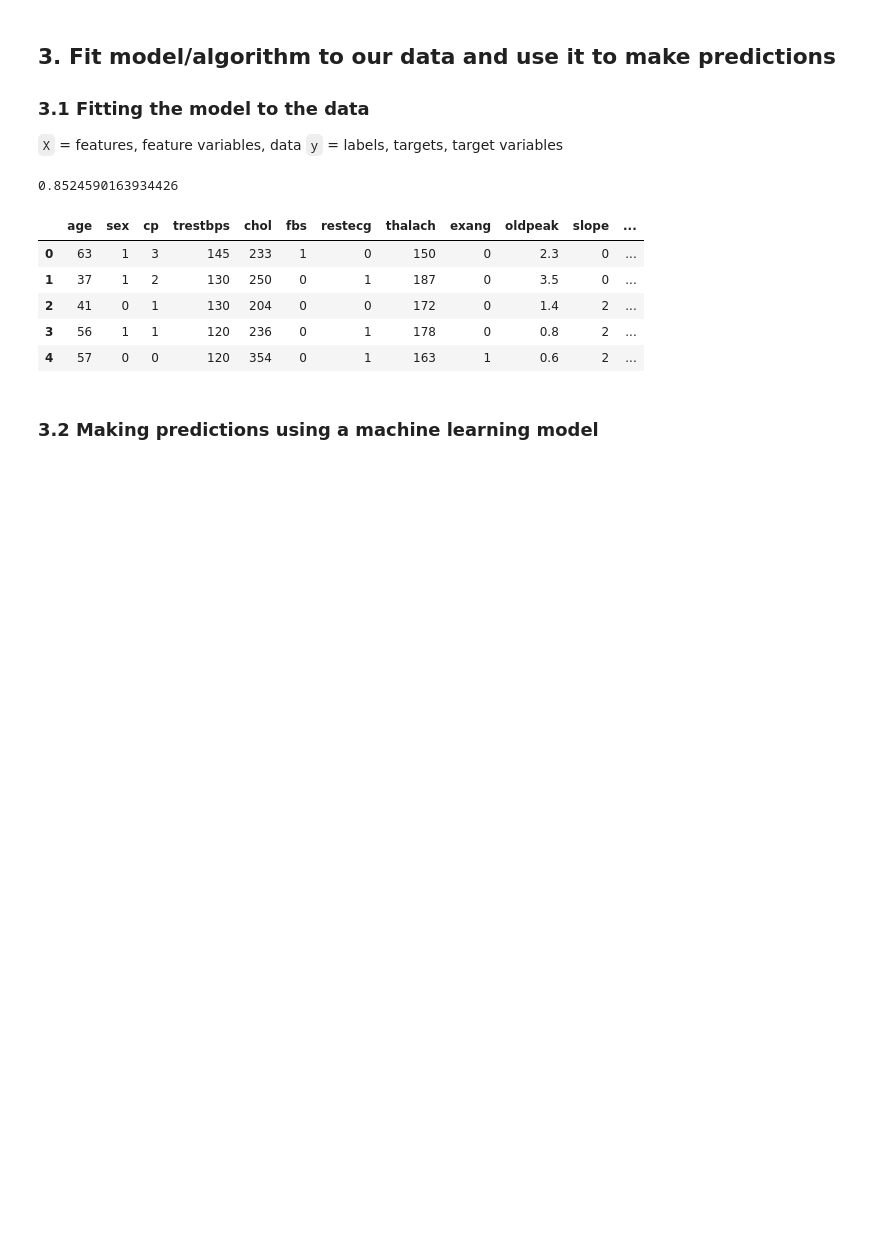
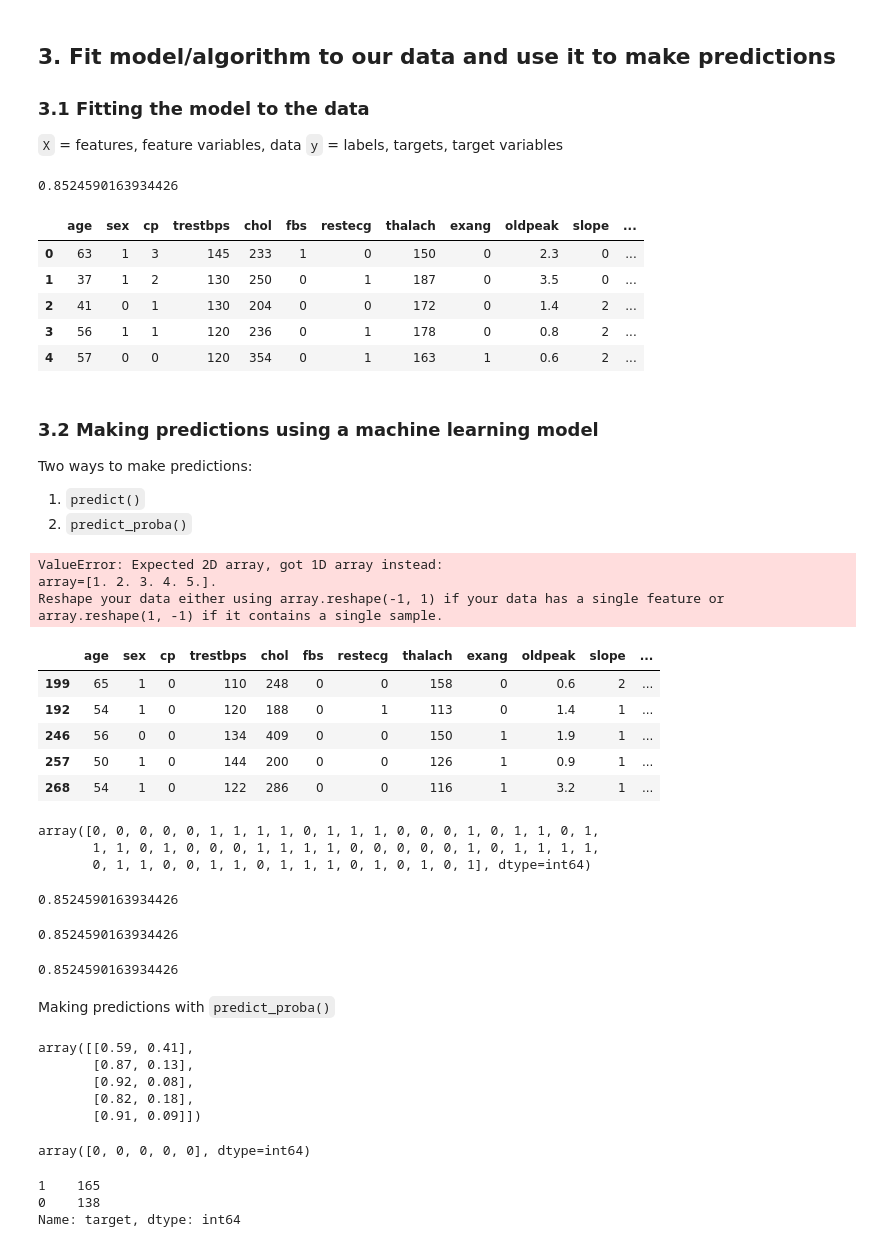
Before and after one commit to koulkoudakis/sklearn-practice, a Jupyter notebook: sklearn-practice.ipynb, the cells around one changed output. Cells and saved outputs as stored; diff of their text form; code cells hidden in the pictures; blank space fills up the shorter version.

Commit message:
Making predictions using a machine learning model

```diff
--- a/sklearn-practice.ipynb
+++ b/sklearn-practice.ipynb
@@ -878,3 +878,68 @@ X.head()
 | 4 | 57 | 0 | 0 | 120 | 354 | 0 | 1 | 163 | 1 | 0.6 | 2 | ... |
 # %% [markdown]
 ### 3.2 Making predictions using a machine learning model
+
+Two ways to make predictions:
+
+1. `predict()`
+2. `predict_proba()`
+# %%
+# Using a trained model to make predictions
+
+clf.predict(np.array([1,2,3,4,5])) # Does not work
+# %% [output]
+ValueError: Expected 2D array, got 1D array instead:
+array=[1. 2. 3. 4. 5.].
+Reshape your data either using array.reshape(-1, 1) if your data has a single feature or array.reshape(1, -1) if it contains a single sample.
+# %%
+X_test.head()
+# %% [output]
+|  | age | sex | cp | trestbps | chol | fbs | restecg | thalach | exang | oldpeak | slope | ... |
+| 199 | 65 | 1 | 0 | 110 | 248 | 0 | 0 | 158 | 0 | 0.6 | 2 | ... |
+| 192 | 54 | 1 | 0 | 120 | 188 | 0 | 1 | 113 | 0 | 1.4 | 1 | ... |
+| 246 | 56 | 0 | 0 | 134 | 409 | 0 | 0 | 150 | 1 | 1.9 | 1 | ... |
+| 257 | 50 | 1 | 0 | 144 | 200 | 0 | 0 | 126 | 1 | 0.9 | 1 | ... |
+| 268 | 54 | 1 | 0 | 122 | 286 | 0 | 0 | 116 | 1 | 3.2 | 1 | ... |
+# %%
+clf.predict(X_test)
+# %% [output]
+array([0, 0, 0, 0, 0, 1, 1, 1, 1, 0, 1, 1, 1, 0, 0, 0, 1, 0, 1, 1, 0, 1,
+       1, 1, 0, 1, 0, 0, 0, 1, 1, 1, 1, 0, 0, 0, 0, 0, 1, 0, 1, 1, 1, 1,
+       0, 1, 1, 0, 0, 1, 1, 0, 1, 1, 1, 0, 1, 0, 1, 0, 1], dtype=int64)
+# %%
+# Compare [predictions to truth labels to evaluate model
+y_preds = clf.predict(X_test)
+np.mean(y_preds == y_test)
+# %% [output]
+0.8524590163934426
+# %%
+clf.score(X_test, y_test)
+# %% [output]
+0.8524590163934426
+# %%
+from sklearn.metrics import accuracy_score
+accuracy_score(y_test, y_preds)
+# %% [output]
+0.8524590163934426
+# %% [markdown]
+Making predictions with `predict_proba()`
+# %%
+# predict_proba() returns probabilities of a classification label
+clf.predict_proba(X_test[:5])
+# %% [output]
+array([[0.59, 0.41],
+       [0.87, 0.13],
+       [0.92, 0.08],
+       [0.82, 0.18],
+       [0.91, 0.09]])
+# %%
+# Using predict() on the same data
+clf.predict(X_test[:5])
+# %% [output]
+array([0, 0, 0, 0, 0], dtype=int64)
+# %%
+heart_disease["target"].value_counts()
+# %% [output]
+1    165
+0    138
+Name: target, dtype: int64
```
Also changed, not shown: parts of 14 cells of this notebook, 1 other file.
